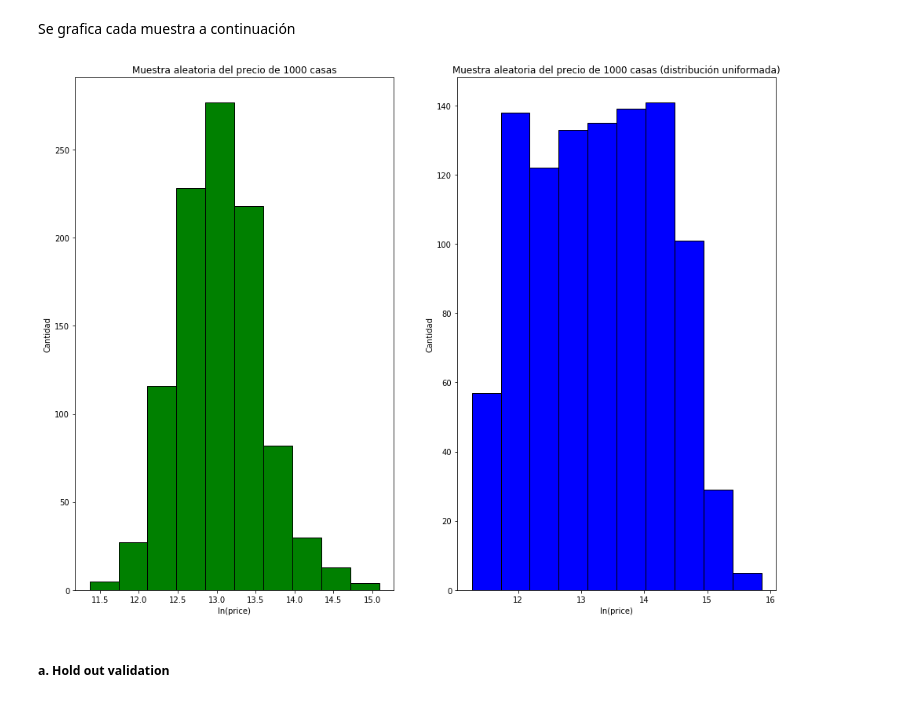
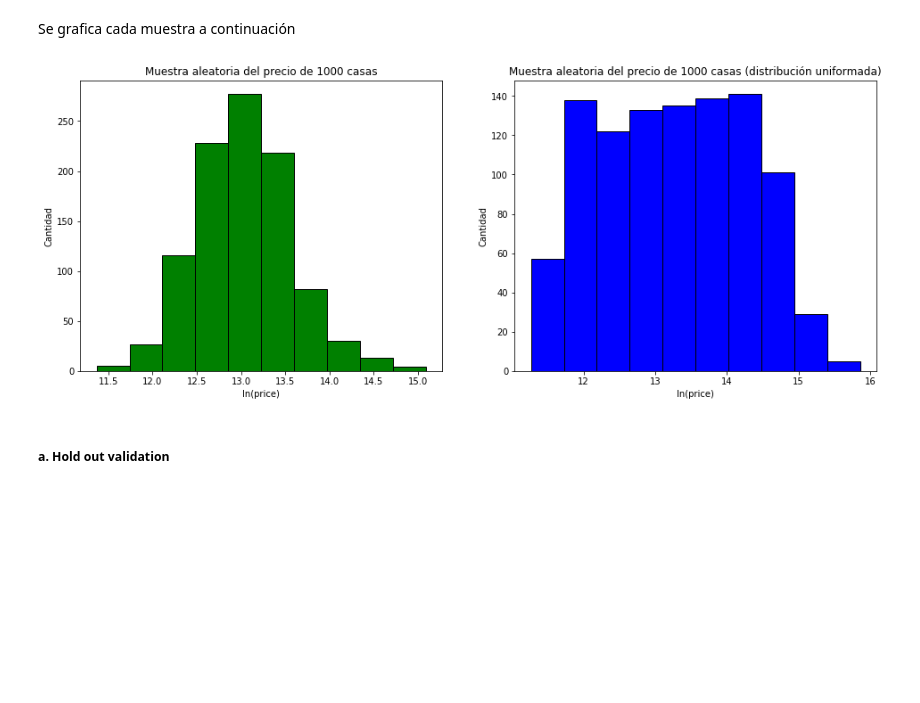
Before and after one commit to Buguemar/Tarea1ML, a Jupyter notebook: Tarea1.ipynb, the cells around one changed output. Cells and saved outputs as stored; diff of their text form; code cells hidden in the pictures; blank space fills up the shorter version.

```diff
--- a/Tarea1.ipynb
+++ b/Tarea1.ipynb
@@ -1338,25 +1338,25 @@ df_B = pd.concat(frames).sample(1000,random_state=11) #crea el dataframe
 # %% [markdown]
 Se grafica cada muestra a continuación
 # %%
-fig = plt.figure(figsize=(16,12))
+fig = plt.figure(figsize=(16,6))
 
 plt.subplot(1,2,1)
 ax = plt.gca()
 ax.hist(df_A['price'], edgecolor='black', facecolor='green')
 plt.xlabel('ln(price)')
 plt.ylabel('Cantidad')
 plt.title('Muestra aleatoria del precio de 1000 casas')
 
 plt.subplot(1,2,2)
 ax = plt.gca()
 ax.hist(df_B['price'],edgecolor='black', facecolor='blue')
 plt.xlabel('ln(price)')
 plt.ylabel('Cantidad')
 plt.title('Muestra aleatoria del precio de 1000 casas (distribución uniformada)')
 
 plt.show()
 # %% [output]
-[figure, old version]
+[figure, new version]
 # %% [markdown]
 ##### a. Hold out validation
 # %% [markdown]
```
Also changed, not shown: parts of 9 cells of this notebook.
